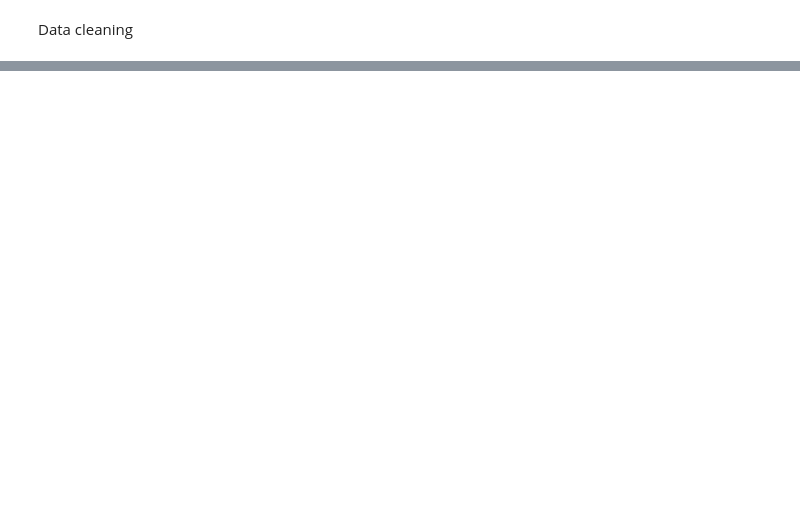
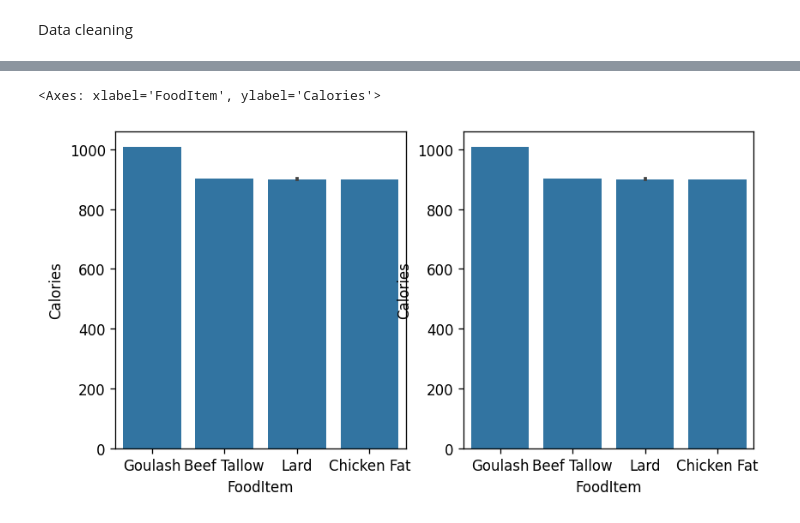
Before and after one commit to DeeveeLoper/python_roberto_camacho_op24, a Jupyter notebook: code_along/code_along_20feb.ipynb, the cells around one changed output, grey strips where cells are left out. Drawn from its saved outputs; the diff is of its cells as text; code cells hidden in the pictures; blank space fills up the shorter version.

```diff
--- a/code_along/code_along_20feb.ipynb
+++ b/code_along/code_along_20feb.ipynb
@@ -98,0 +136,3 @@ KeyError: 'per100'
+# %%
+solids = df[df["per100"]=="100g"]
+solids
@@ -98,0 +165,4 @@ KeyError: 'per100'
+# %%
+solids_sorted = solids.sort_values(by="Calories", ascending=False)
+solids_top5 = solids_sorted.head()
+solids_top5
@@ -98,0 +185,8 @@ KeyError: 'per100'
+# %%
+fig, axes = plt.subplots(1,2, dpi=120, figsize=(8,4))
+
+sns.barplot(data=solids_top5, x="FoodItem", y="Calories", ax=axes[0])
+sns.barplot(data=solids_top5, x="FoodItem", y="Calories", ax=axes[1])
+# %% [output]
+<Axes: xlabel='FoodItem', ylabel='Calories'>
+[figure, added]
```
Also changed, not shown: parts of 13 cells of this notebook, 4 other files.
